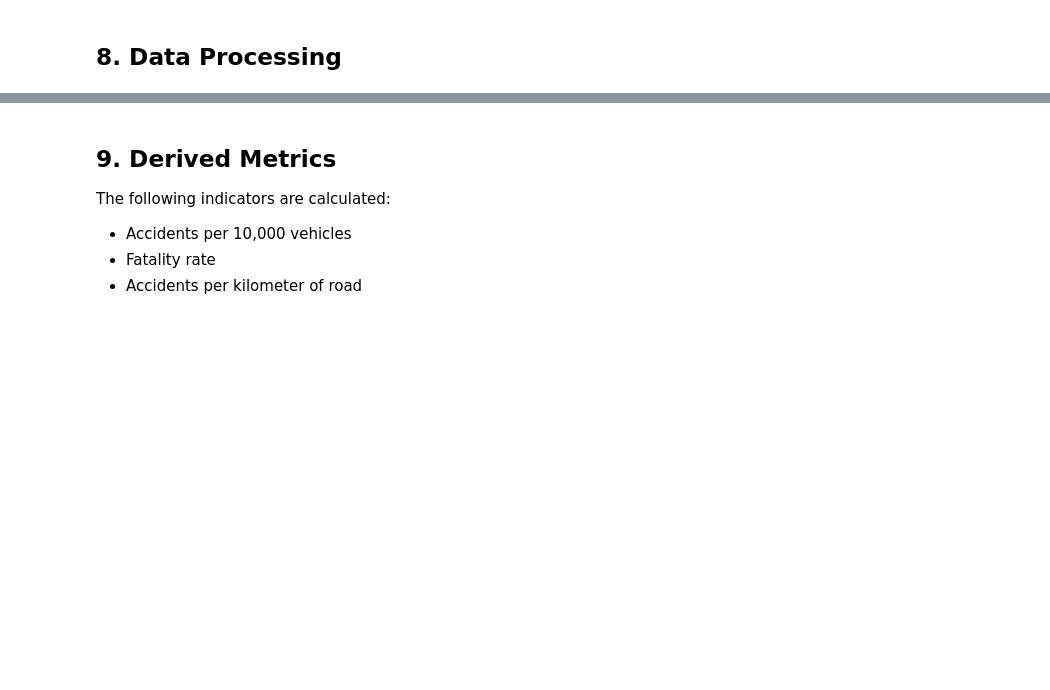
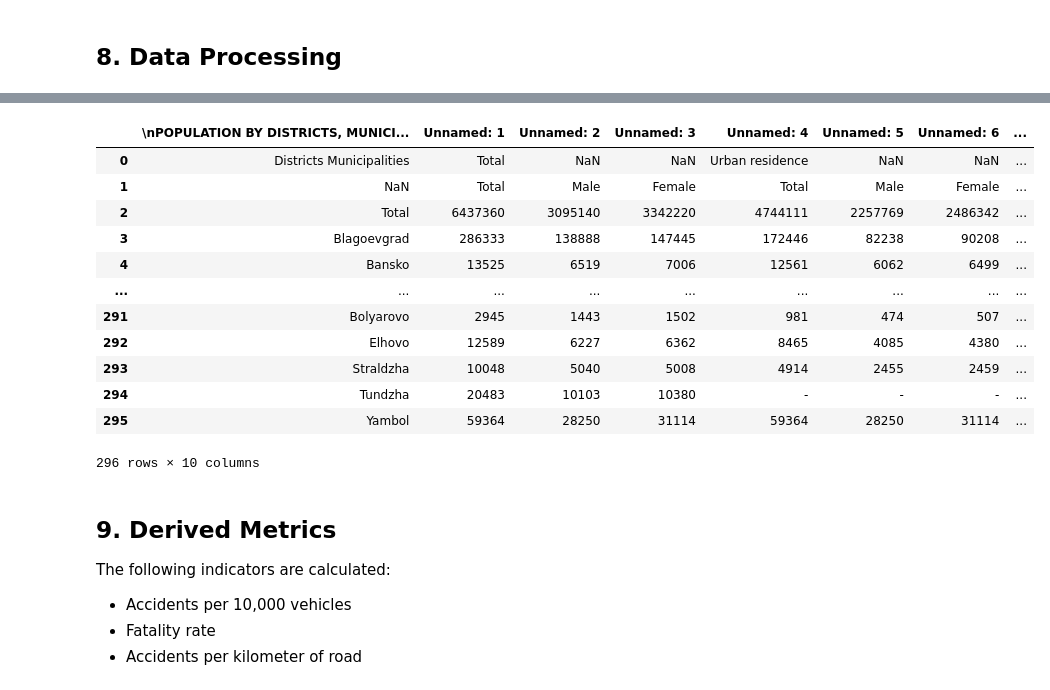
Before and after one commit to borisyotsov/Road-Safety-in-Bulgaria-Impact-of-Traffic-and-Infrastructure-on-Accident-Rates, a Jupyter notebook: Road_Safety_Project.ipynb, the cells around one changed output, grey strips where cells are left out. Saved outputs shown, nothing was run; the diff lists cells and outputs as text; code cells hidden in the pictures; blank space fills up the shorter version.

```diff
--- a/Road_Safety_Project.ipynb
+++ b/Road_Safety_Project.ipynb
@@ -161,3 +311,21 @@ import matplotlib.pyplot as plt
+# %%
+url = "https://github.com/borisyotsov/Road-Safety-in-Bulgaria-Impact-of-Traffic-and-Infrastructure-on-Accident-Rates//raw/refs/heads/main/data/population_statistics.xlsx"
+population_statistics = pd.read_excel(url)
+population_statistics
+# %% [output]
+|  | \nPOPULATION BY DISTRICTS, MUNICI... | Unnamed: 1 | Unnamed: 2 | Unnamed: 3 | Unnamed: 4 | Unnamed: 5 | Unnamed: 6 | ... |
+| 0 | Districts Municipalities | Total | NaN | NaN | Urban residence | NaN | NaN | ... |
+| 1 | NaN | Total | Male | Female | Total | Male | Female | ... |
+| 2 | Total | 6437360 | 3095140 | 3342220 | 4744111 | 2257769 | 2486342 | ... |
+| 3 | Blagoevgrad | 286333 | 138888 | 147445 | 172446 | 82238 | 90208 | ... |
+| 4 | Bansko | 13525 | 6519 | 7006 | 12561 | 6062 | 6499 | ... |
+| ... | ... | ... | ... | ... | ... | ... | ... | ... |
+| 291 | Bolyarovo | 2945 | 1443 | 1502 | 981 | 474 | 507 | ... |
+| 292 | Elhovo | 12589 | 6227 | 6362 | 8465 | 4085 | 4380 | ... |
+| 293 | Straldzha | 10048 | 5040 | 5008 | 4914 | 2455 | 2459 | ... |
+| 294 | Tundzha | 20483 | 10103 | 10380 | - | - | - | ... |
+| 295 | Yambol | 59364 | 28250 | 31114 | 59364 | 28250 | 31114 | ... |
+296 rows × 10 columns
 # %% [markdown]
 ## 9. Derived Metrics
 
```
Also changed, not shown: parts of 11 cells of this notebook.
